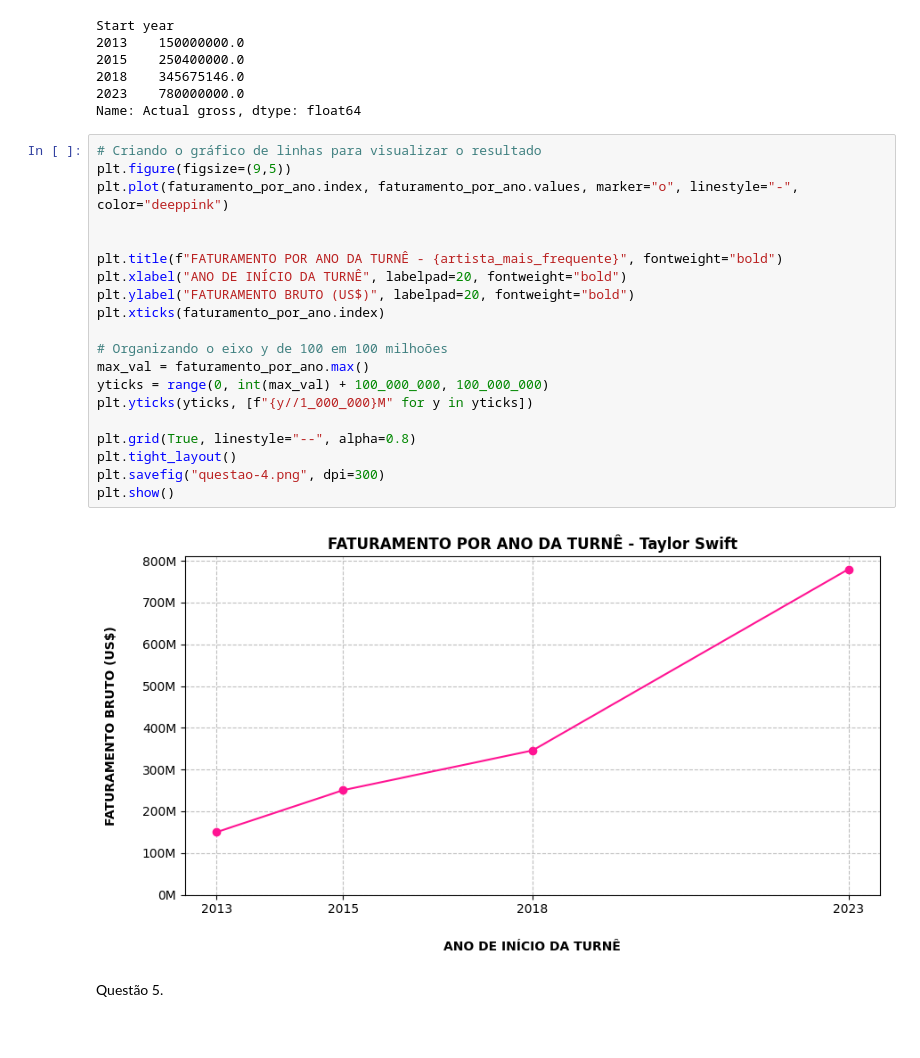
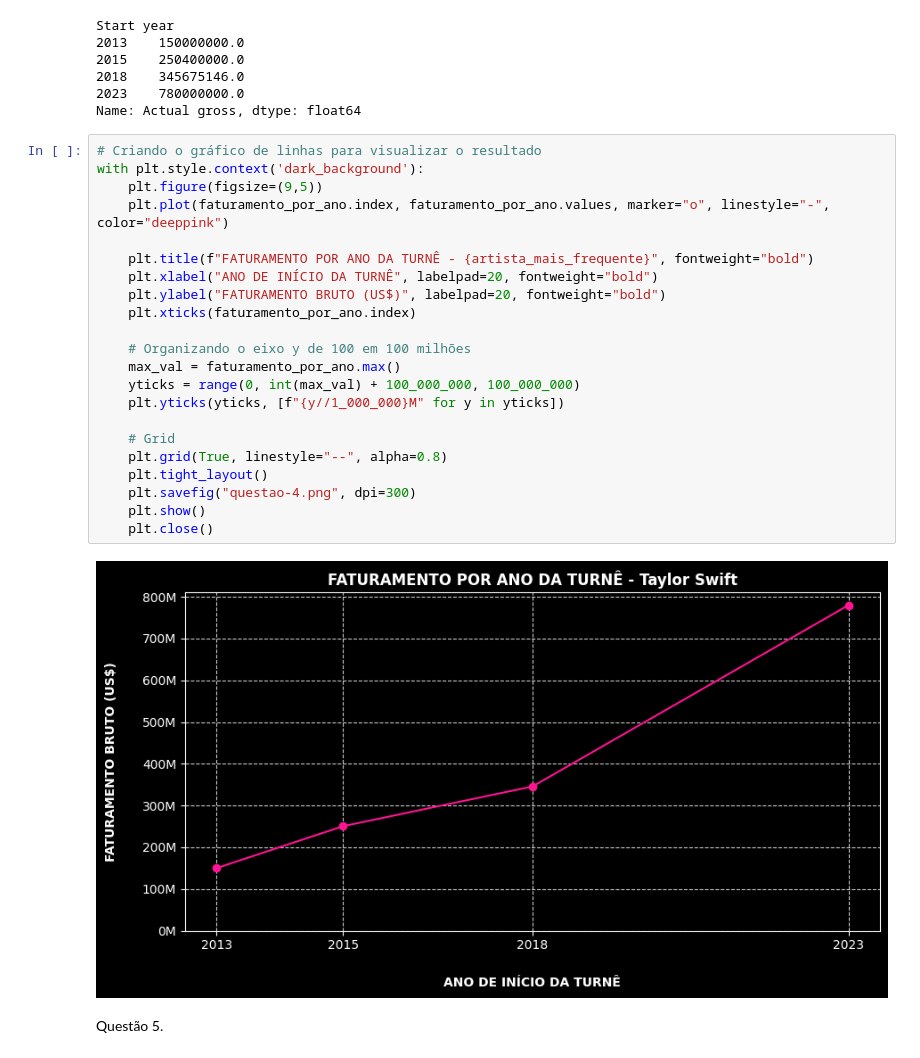
Before and after one commit to aline-hoffmann/scholarship-compass, a Jupyter notebook: Sprint_3/Desafio/etapa-2/job.ipynb, the cells around one changed output. Saved outputs shown, nothing was run; the diff lists cells and outputs as text.

Commit message:
trocando o background do gráfico da questão 4

```diff
--- a/Sprint_3/Desafio/etapa-2/job.ipynb
+++ b/Sprint_3/Desafio/etapa-2/job.ipynb
@@ -233,26 +233,28 @@ Start year
 Name: Actual gross, dtype: float64
 # %%
 # Criando o gráfico de linhas para visualizar o resultado
-plt.figure(figsize=(9,5))
-plt.plot(faturamento_por_ano.index, faturamento_por_ano.values, marker="o", linestyle="-", color="deeppink")
+with plt.style.context('dark_background'):
+    plt.figure(figsize=(9,5))
+    plt.plot(faturamento_por_ano.index, faturamento_por_ano.values, marker="o", linestyle="-", color="deeppink")
 
+    plt.title(f"FATURAMENTO POR ANO DA TURNÊ - {artista_mais_frequente}", fontweight="bold")
+    plt.xlabel("ANO DE INÍCIO DA TURNÊ", labelpad=20, fontweight="bold")
+    plt.ylabel("FATURAMENTO BRUTO (US$)", labelpad=20, fontweight="bold")
+    plt.xticks(faturamento_por_ano.index)
 
-plt.title(f"FATURAMENTO POR ANO DA TURNÊ - {artista_mais_frequente}", fontweight="bold")
-plt.xlabel("ANO DE INÍCIO DA TURNÊ", labelpad=20, fontweight="bold")
-plt.ylabel("FATURAMENTO BRUTO (US$)", labelpad=20, fontweight="bold")
-plt.xticks(faturamento_por_ano.index)
+    # Organizando o eixo y de 100 em 100 milhões
+    max_val = faturamento_por_ano.max()
+    yticks = range(0, int(max_val) + 100_000_000, 100_000_000)
+    plt.yticks(yticks, [f"{y//1_000_000}M" for y in yticks])
 
-# Organizando o eixo y de 100 em 100 milhoões
-max_val = faturamento_por_ano.max()
-yticks = range(0, int(max_val) + 100_000_000, 100_000_000)
-plt.yticks(yticks, [f"{y//1_000_000}M" for y in yticks])
-
-plt.grid(True, linestyle="--", alpha=0.8)
-plt.tight_layout()
-plt.savefig("questao-4.png", dpi=300)
-plt.show()
+    # Grid
+    plt.grid(True, linestyle="--", alpha=0.8)
+    plt.tight_layout()
+    plt.savefig("questao-4.png", dpi=300)
+    plt.show()
+    plt.close()
 # %% [output]
-[figure, old version]
+[figure, new version]
 # %% [markdown]
 Questão 5.
 # %%
```
Also changed, not shown: 4 other files.
